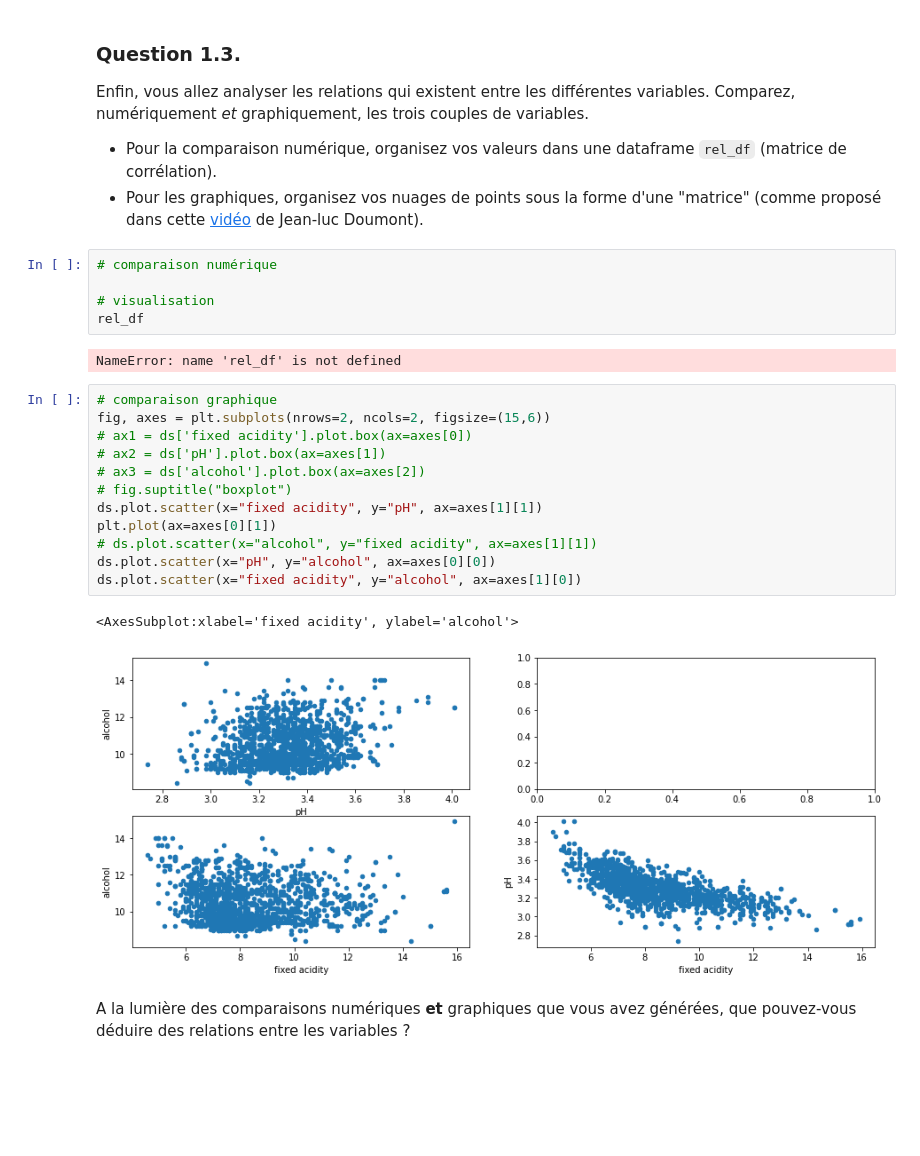
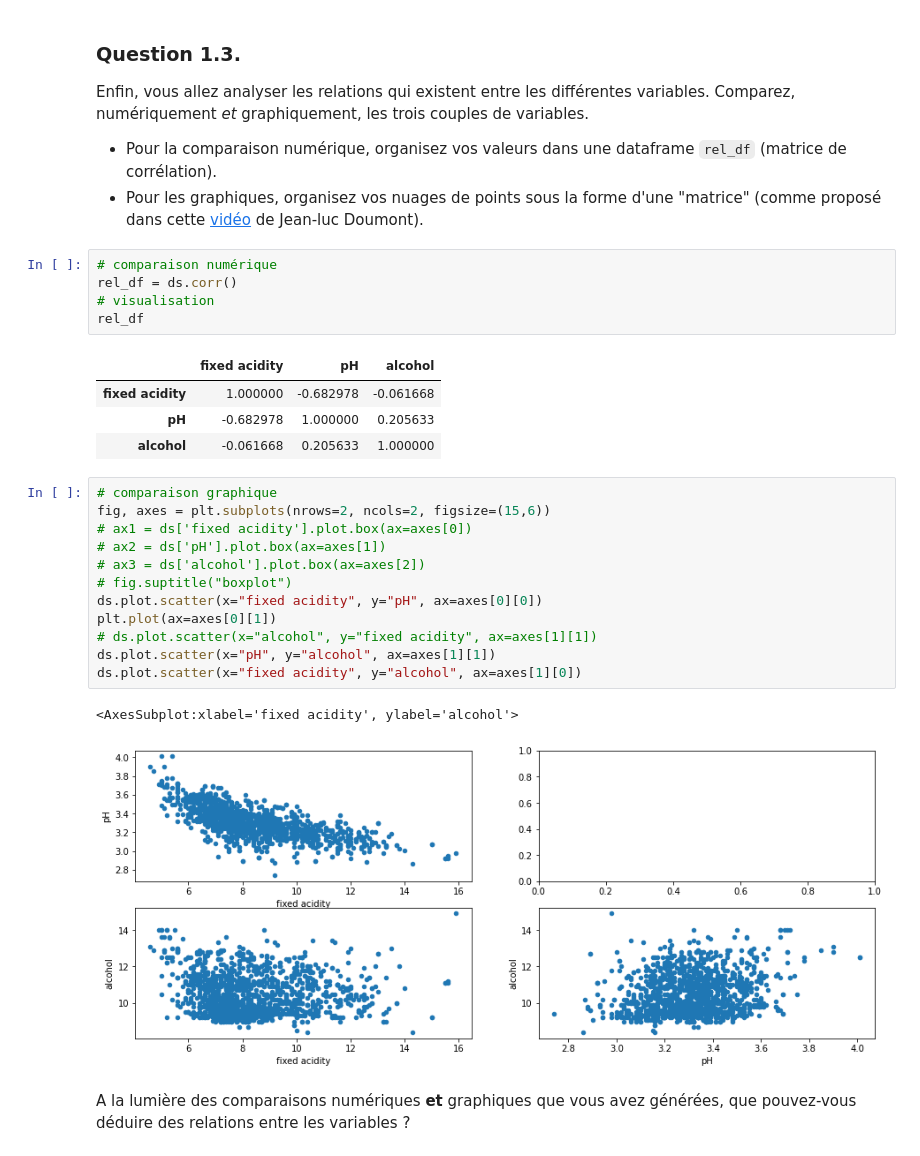
Before and after one commit to Ayoub-Vip/statistic-devoir1, a Jupyter notebook: math0487_fa22_hw1.ipynb, the cells around one changed output. Saved outputs shown, nothing was run; the diff lists cells and outputs as text; blank space fills up the shorter version.

```diff
--- a/math0487_fa22_hw1.ipynb
+++ b/math0487_fa22_hw1.ipynb
@@ -289,26 +289,29 @@ Enfin, vous allez analyser les relations qui existent entre les différentes var
 - Pour les graphiques, organisez vos nuages de points sous la forme d'une "matrice" (comme proposé dans cette [vidéo](https://www.youtube.com/watch?v=6lm4wJ1qm0w) de Jean-luc Doumont).
 # %%
 # comparaison numérique
-
+rel_df = ds.corr()
 # visualisation
 rel_df
 # %% [output]
-NameError: name 'rel_df' is not defined
+|  | fixed acidity | pH | alcohol |
+| fixed acidity | 1.000000 | -0.682978 | -0.061668 |
+| pH | -0.682978 | 1.000000 | 0.205633 |
+| alcohol | -0.061668 | 0.205633 | 1.000000 |
 # %%
 # comparaison graphique
 fig, axes = plt.subplots(nrows=2, ncols=2, figsize=(15,6))
 # ax1 = ds['fixed acidity'].plot.box(ax=axes[0])
 # ax2 = ds['pH'].plot.box(ax=axes[1])
 # ax3 = ds['alcohol'].plot.box(ax=axes[2])
 # fig.suptitle("boxplot")
-ds.plot.scatter(x="fixed acidity", y="pH", ax=axes[1][1])
+ds.plot.scatter(x="fixed acidity", y="pH", ax=axes[0][0])
 plt.plot(ax=axes[0][1])
 # ds.plot.scatter(x="alcohol", y="fixed acidity", ax=axes[1][1])
-ds.plot.scatter(x="pH", y="alcohol", ax=axes[0][0])
+ds.plot.scatter(x="pH", y="alcohol", ax=axes[1][1])
 ds.plot.scatter(x="fixed acidity", y="alcohol", ax=axes[1][0])
 # %% [output]
 <AxesSubplot:xlabel='fixed acidity', ylabel='alcohol'>
-[figure, old version]
+[figure, new version]
 # %% [markdown]
 A la lumière des comparaisons numériques **et** graphiques que vous avez générées, que pouvez-vous déduire des relations entre les variables ?
 # %% [markdown]
```
